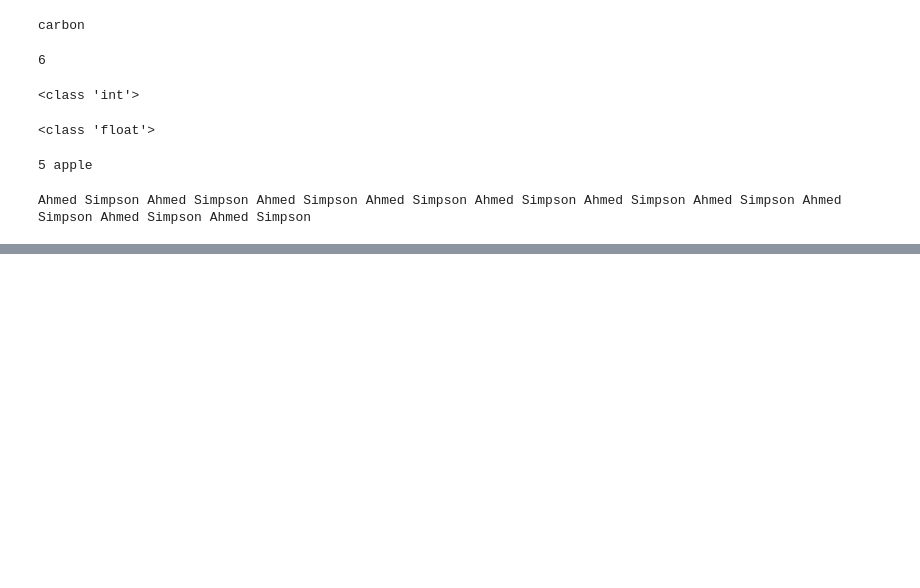
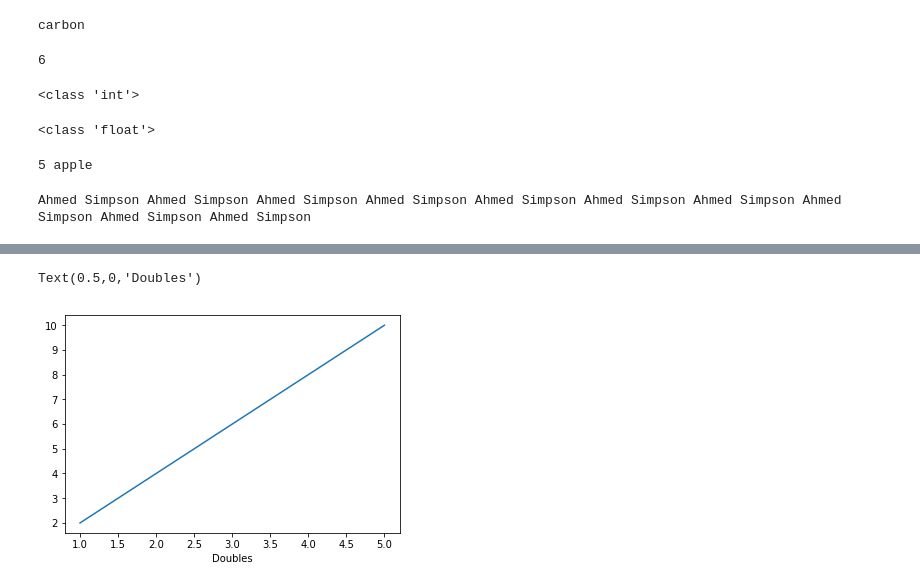
Before and after one commit to slowloris2/Pythonday2, a Jupyter notebook: SWCPython.ipynb, the cells around one changed output, grey strips where cells are left out. Cells and saved outputs as stored; diff of their text form; code cells hidden in the pictures; blank space fills up the shorter version.

```diff
--- a/SWCPython.ipynb
+++ b/SWCPython.ipynb
@@ -55,0 +240,11 @@ Ahmed Simpson Ahmed Simpson Ahmed Simpson Ahmed Simpson Ahmed Simpson Ahmed Simp
+# %%
+%matplotlib inline
+import matplotlib.pyplot as plt #just for Jupytor to display
+x = [1,2,3,4,5]
+y=[2,4,6,8,10]
+plt.plot(x,y)
+plt.xlabel('Numbers')
+plt.xlabel('Doubles')
+# %% [output]
+Text(0.5,0,'Doubles')
+[figure, added]
```
Also changed, not shown: parts of 18 cells of this notebook.
